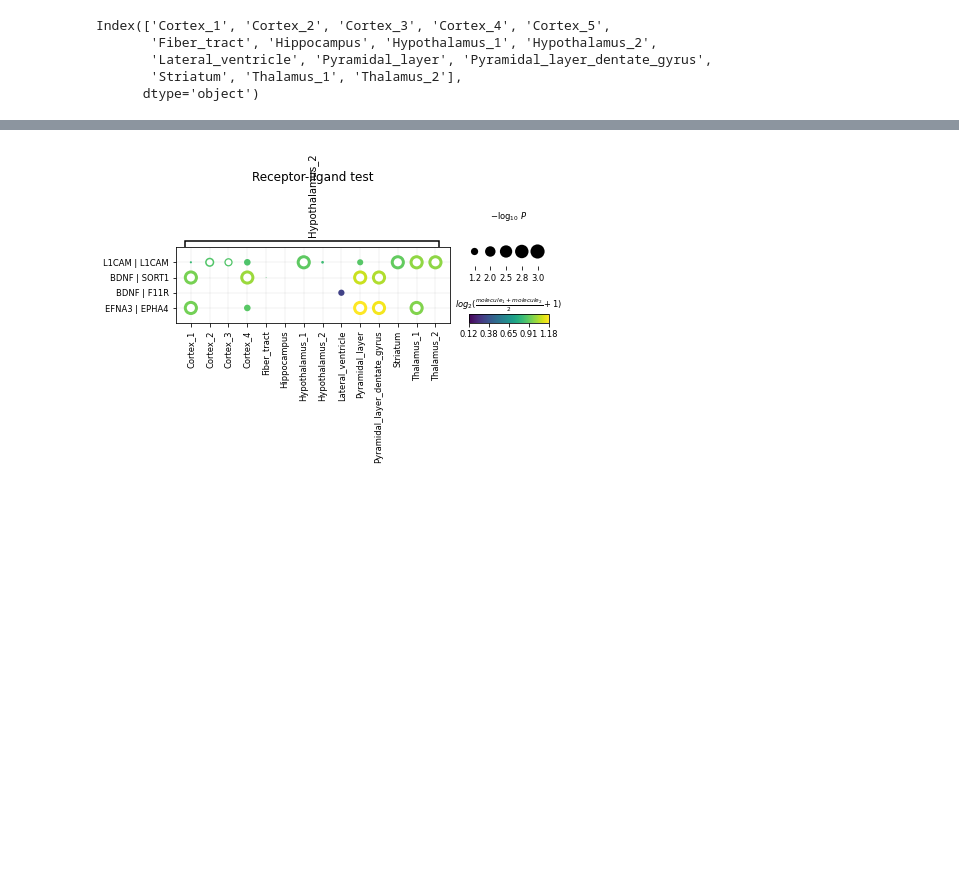
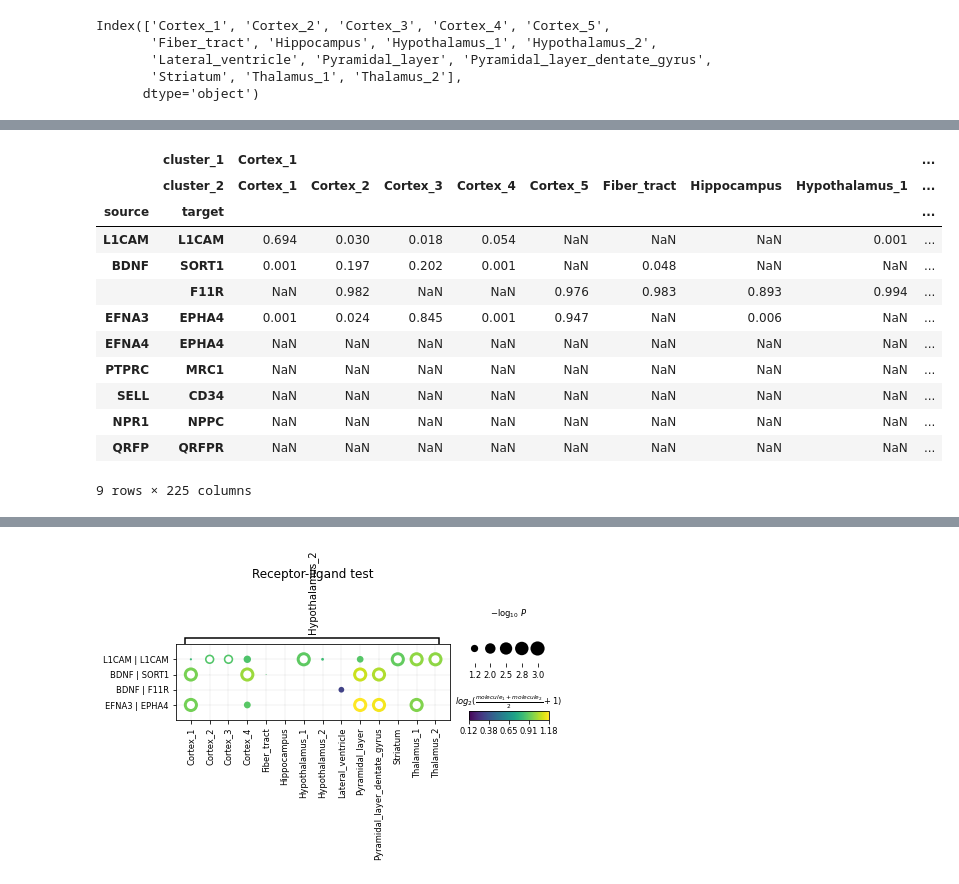
Before and after one commit to theislab/squidpy_reproducibility, a Jupyter notebook: notebooks/reproducibility/cellphonedb.ipynb, the cells around one changed output, grey strips where cells are left out. Cells and saved outputs as stored; diff of their text form; code cells hidden in the pictures; blank space fills up the shorter version.

```diff
--- a/notebooks/reproducibility/cellphonedb.ipynb
+++ b/notebooks/reproducibility/cellphonedb.ipynb
@@ -104,0 +113,16 @@ res = sq.gr.ligrec(
+# %%
+original_cpdb_results['pvalues']
+# %% [output]
+|  | cluster_1 | Cortex_1 |  |  |  |  |  |  |  | ... |
+|  | cluster_2 | Cortex_1 | Cortex_2 | Cortex_3 | Cortex_4 | Cortex_5 | Fiber_tract | Hippocampus | Hypothalamus_1 | ... |
+| source | target |  |  |  |  |  |  |  |  | ... |
+| L1CAM | L1CAM | 0.694 | 0.030 | 0.018 | 0.054 | NaN | NaN | NaN | 0.001 | ... |
+| BDNF | SORT1 | 0.001 | 0.197 | 0.202 | 0.001 | NaN | 0.048 | NaN | NaN | ... |
+|  | F11R | NaN | 0.982 | NaN | NaN | 0.976 | 0.983 | 0.893 | 0.994 | ... |
+| EFNA3 | EPHA4 | 0.001 | 0.024 | 0.845 | 0.001 | 0.947 | NaN | 0.006 | NaN | ... |
+| EFNA4 | EPHA4 | NaN | NaN | NaN | NaN | NaN | NaN | NaN | NaN | ... |
+| PTPRC | MRC1 | NaN | NaN | NaN | NaN | NaN | NaN | NaN | NaN | ... |
+| SELL | CD34 | NaN | NaN | NaN | NaN | NaN | NaN | NaN | NaN | ... |
+| NPR1 | NPPC | NaN | NaN | NaN | NaN | NaN | NaN | NaN | NaN | ... |
+| QRFP | QRFPR | NaN | NaN | NaN | NaN | NaN | NaN | NaN | NaN | ... |
+9 rows × 225 columns
```
Also changed, not shown: parts of 14 cells of this notebook.
